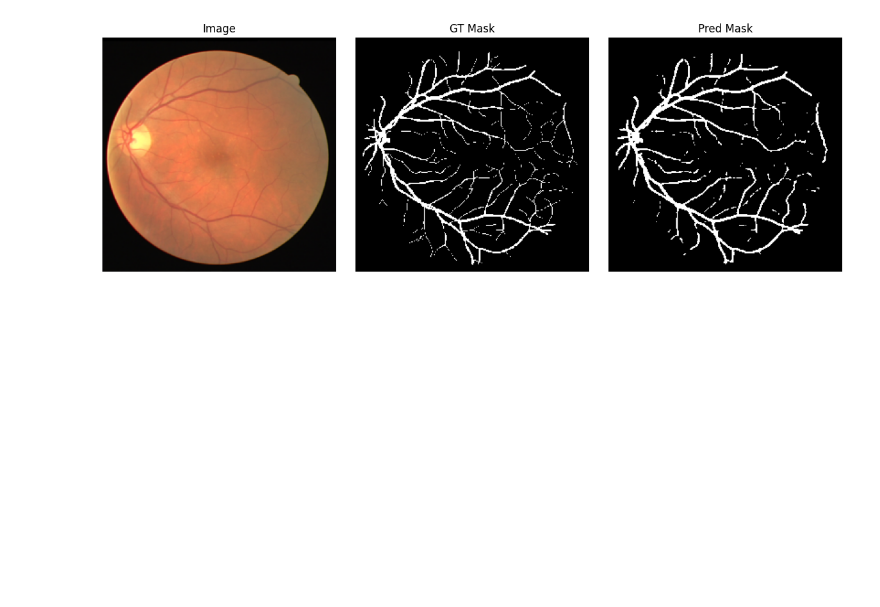
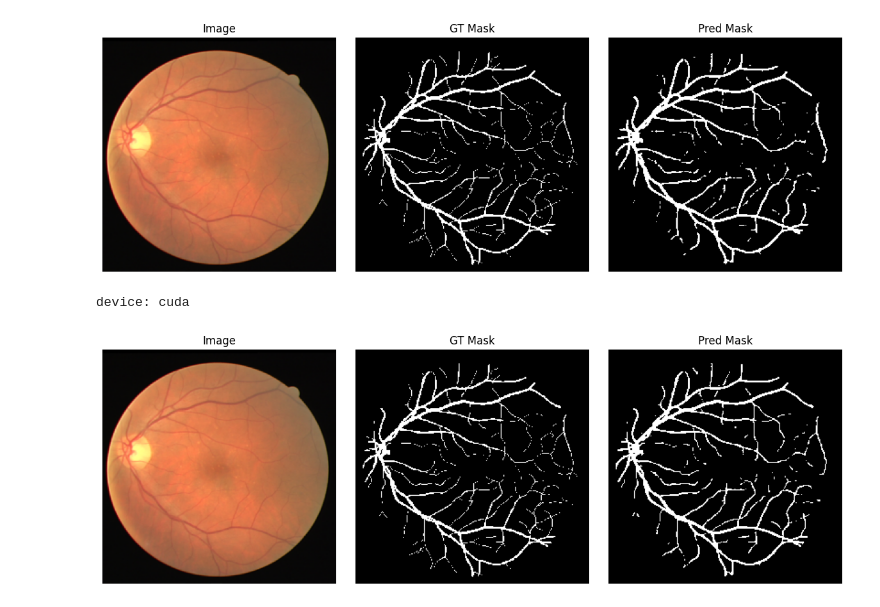
Before and after one commit to AveryAndHisColleagues/unet_learn, a Jupyter notebook: predict.ipynb, the cells around one changed output. Drawn from its saved outputs; the diff is of its cells as text; code cells hidden in the pictures; blank space fills up the shorter version.

```diff
--- a/predict.ipynb
+++ b/predict.ipynb
@@ -65,3 +65,73 @@ if __name__ == "__main__":
 # %% [output]
 device: cuda
 [figure]
+# %%
+import torch
+import matplotlib.pyplot as plt
+
+from datasets.drive_dataset import DriveDataset
+# from models.mini_unet import MiniUNet
+from models.resunet import ResUNet
+
+
+def predict():
+    device = "cuda" if torch.cuda.is_available() else "cpu"
+    print("device:", device)
+
+    # ===== 1. 加载数据 =====
+    dataset = DriveDataset(
+        root_dir=r"E:\CS\PostG\个人\unet_learn\DRIVE\training",
+        image_size=256
+    )
+
+    img, gt_mask = dataset[0]
+
+    # (3,256,256) -> (1,3,256,256)
+    img_tensor = img.unsqueeze(0).to(device)
+
+    # ===== 2. 加载模型 =====
+    # model = MiniUNet(in_channels=3, num_classes=1).to(device)
+    model = ResUNet(num_classes=1).to(device)
+
+    # model.load_state_dict(torch.load("best_mini_unet_drive.pth", map_location=device))
+    model.load_state_dict(torch.load("E:\\CS\\PostG\\个人\\unet_learn\\checkpoints\\best_resunet_tversky_drive.pth", map_location=device))
+    model.eval()
+
+    # ===== 3. 推理 =====
+    with torch.no_grad():
+        logits = model(img_tensor)
+        prob = torch.sigmoid(logits)
+        pred_mask = (prob > 0.5).float()
+
+    # ===== 4. 转回 CPU =====
+    img = img.permute(1, 2, 0).numpy()  # (H,W,C)
+    gt_mask = gt_mask.squeeze(0).numpy()
+    pred_mask = pred_mask.squeeze().cpu().numpy()
+
+    # ===== 5. 可视化 =====
+    plt.figure(figsize=(12,4))
+
+    plt.subplot(1,3,1)
+    plt.title("Image")
+    plt.imshow(img)
+    plt.axis("off")
+
+    plt.subplot(1,3,2)
+    plt.title("GT Mask")
+    plt.imshow(gt_mask, cmap="gray")
+    plt.axis("off")
+
+    plt.subplot(1,3,3)
+    plt.title("Pred Mask")
+    plt.imshow(pred_mask, cmap="gray")
+    plt.axis("off")
+
+    plt.tight_layout()
+    plt.show()
+
+
+if __name__ == "__main__":
+    predict()
+# %% [output]
+device: cuda
+[figure, added]
```
Also changed, not shown: 2 other files.
